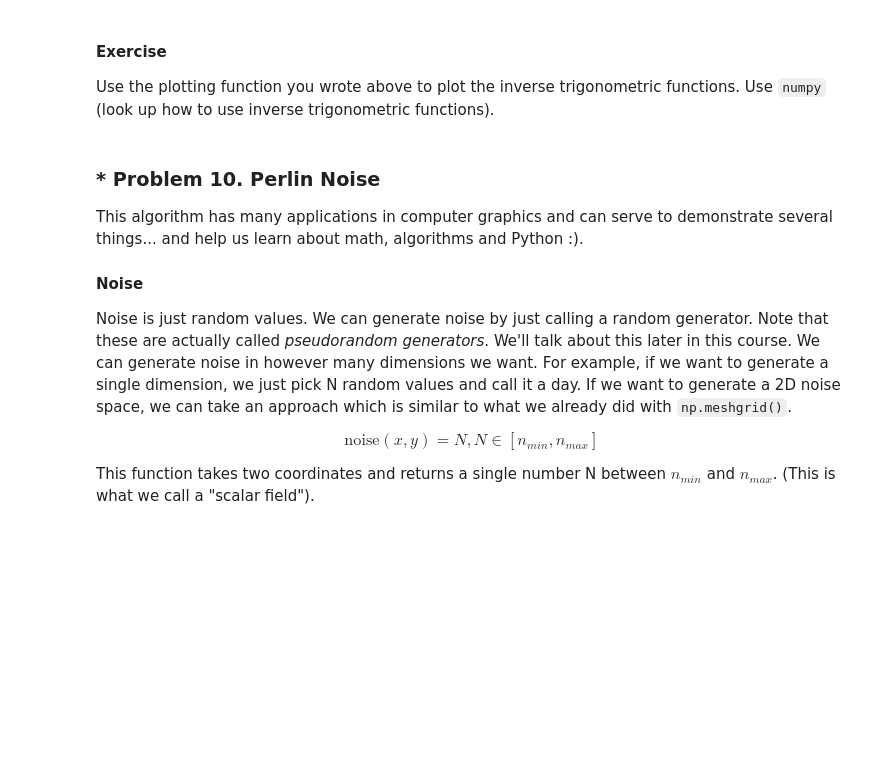
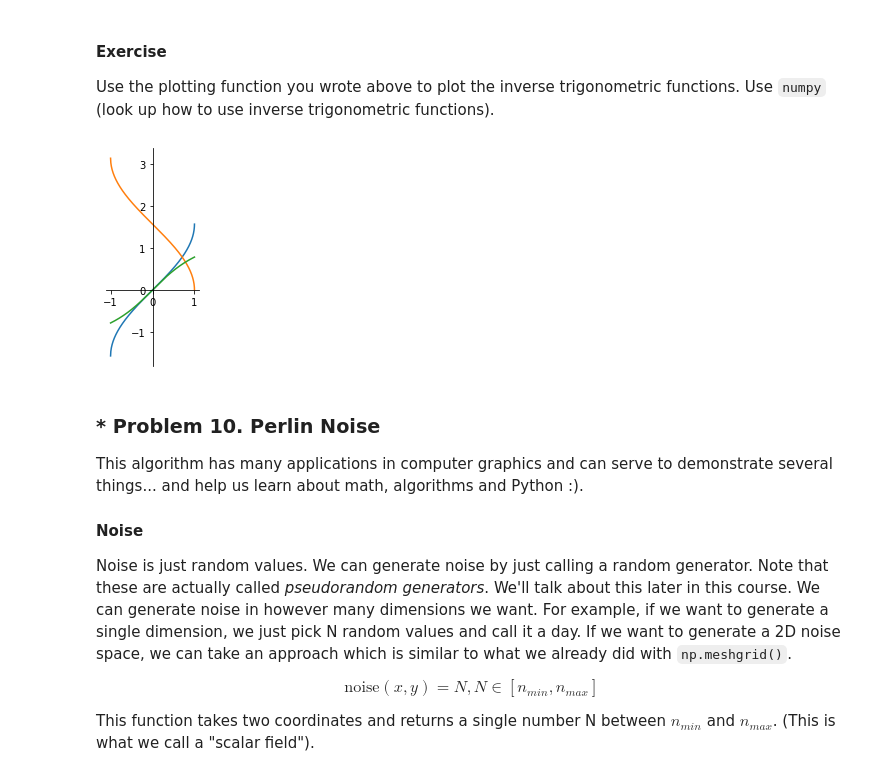
Before and after one commit to GalkaKG/Math-Concepts-for-Developers, a Jupyter notebook: 02. Exercise-High-school-maths/High-School Maths Exercise.ipynb, the cells around one changed output. Drawn from its saved outputs; the diff is of its cells as text; code cells hidden in the pictures; blank space fills up the shorter version.

````diff
--- a/02. Exercise-High-school-maths/High-School Maths Exercise.ipynb
+++ b/02. Exercise-High-school-maths/High-School Maths Exercise.ipynb
@@ -576,10 +584,12 @@ ys = [vectorized_f(x) for vectorized_f in vectorized_fs]
 ```
 # %%
 def plot_math_functions(functions, min_x, max_x, num_points):
+    x = np.linspace(min_x, max_x, num_points) # start, stop, num
     vectorized_fs = [np.vectorize(f) for f in functions]
-    for f in vectorized_fs:
-        x = np.linspace(min_x, max_x, num_points) # start, stop, num
-        y = f(x)
+    ys = [vectorized_f(x) for vectorized_f in vectorized_fs]
+    for y in ys:
+
+        # y = f(x)
 
         plt.plot(x, y)
 
@@ -664,7 +674,13 @@ Just notice the difference between $\sin^{-1}(x) := \arcsin(x)$ and $\sin(x^{-1}
 #### Exercise
 Use the plotting function you wrote above to plot the inverse trigonometric functions. Use `numpy` (look up how to use inverse trigonometric functions).
 # %%
-# Write your code here
+# Define inverse trigonometric functions
+inverse_trig_functions = [np.arcsin, np.arccos, np.arctan]
+
+# Plot inverse trigonometric functions
+plot_math_functions(inverse_trig_functions, -1, 1, 1000)
+# %% [output]
+[figure, added]
 # %% [markdown]
 ### * Problem 10. Perlin Noise
 This algorithm has many applications in computer graphics and can serve to demonstrate several things... and help us learn about math, algorithms and Python :).
````
Also changed, not shown: parts of 5 cells of this notebook, 1 other file.
